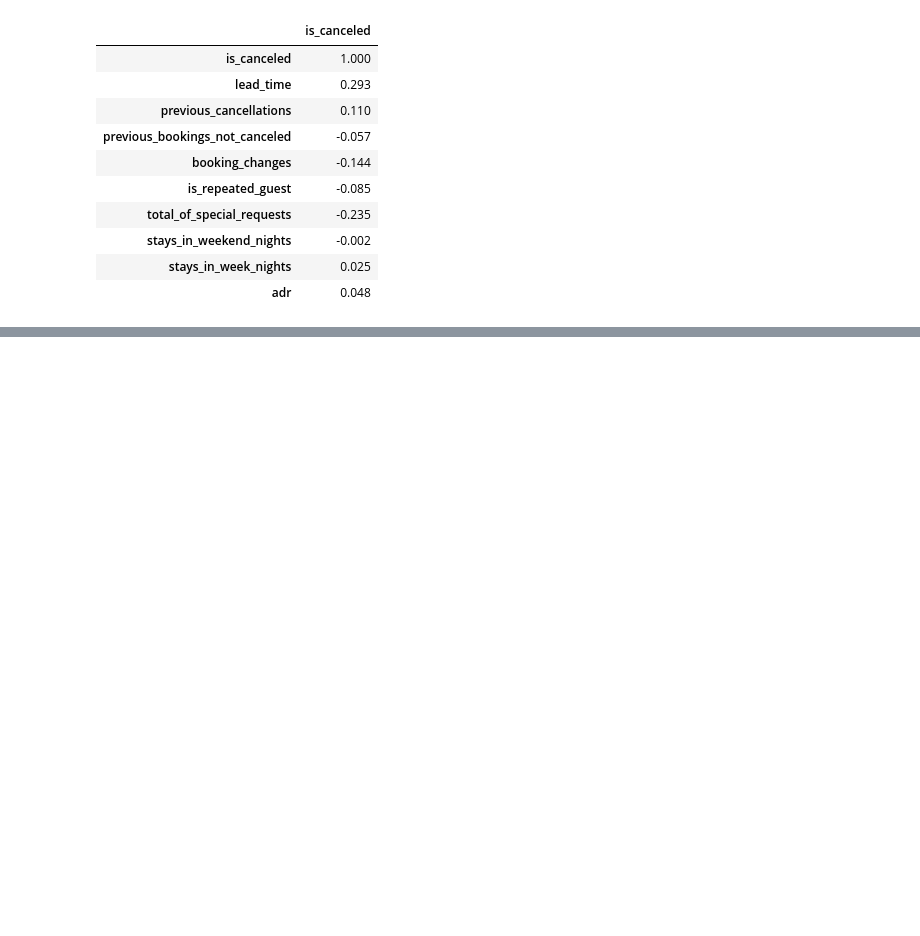
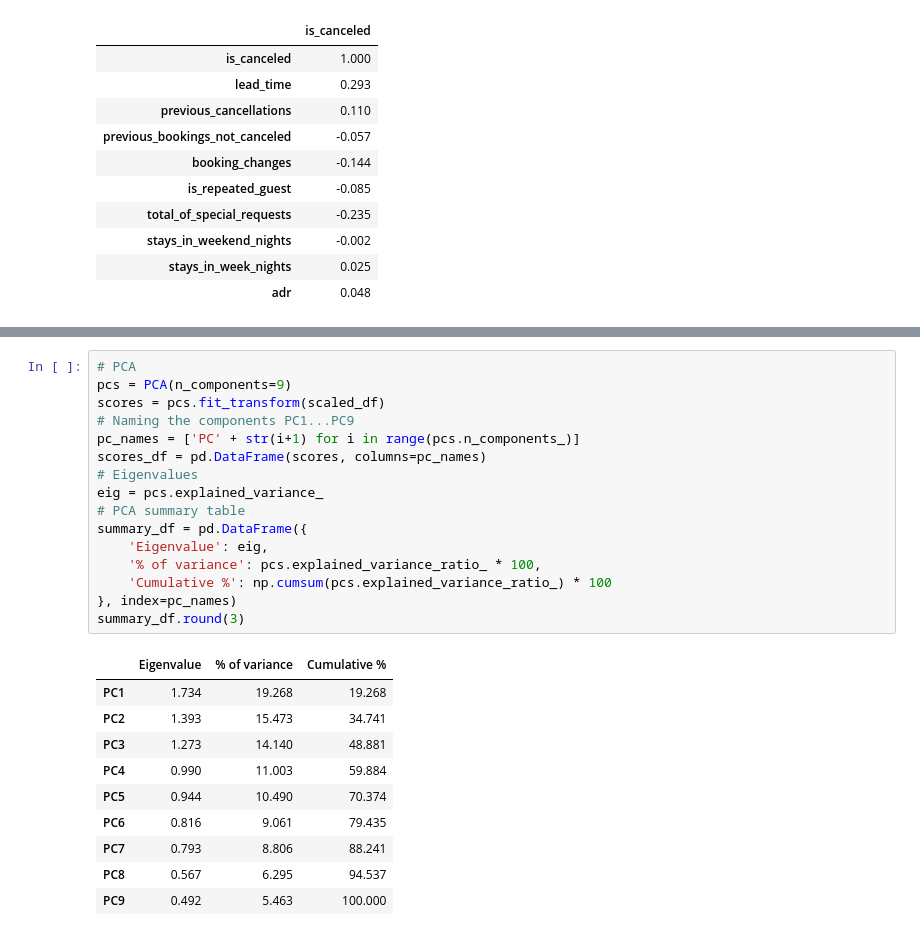
Before and after one commit to sylle321/Hotel_booking, a Jupyter notebook: Descriptive_question.ipynb, the cells around one changed output, grey strips where cells are left out. Drawn from its saved outputs; the diff is of its cells as text; blank space fills up the shorter version.

```diff
--- a/Descriptive_question.ipynb
+++ b/Descriptive_question.ipynb
@@ -315,0 +243,27 @@ Confusion Matrix:
+# %%
+# PCA
+pcs = PCA(n_components=9)
+scores = pcs.fit_transform(scaled_df)
+# Naming the components PC1...PC9
+pc_names = ['PC' + str(i+1) for i in range(pcs.n_components_)]
+scores_df = pd.DataFrame(scores, columns=pc_names)
+# Eigenvalues
+eig = pcs.explained_variance_
+# PCA summary table
+summary_df = pd.DataFrame({
+    'Eigenvalue': eig,
+    '% of variance': pcs.explained_variance_ratio_ * 100,
+    'Cumulative %': np.cumsum(pcs.explained_variance_ratio_) * 100
+}, index=pc_names)
+summary_df.round(3)
+# %% [output]
+|  | Eigenvalue | % of variance | Cumulative % |
+| PC1 | 1.734 | 19.268 | 19.268 |
+| PC2 | 1.393 | 15.473 | 34.741 |
+| PC3 | 1.273 | 14.140 | 48.881 |
+| PC4 | 0.990 | 11.003 | 59.884 |
+| PC5 | 0.944 | 10.490 | 70.374 |
+| PC6 | 0.816 | 9.061 | 79.435 |
+| PC7 | 0.793 | 8.806 | 88.241 |
+| PC8 | 0.567 | 6.295 | 94.537 |
+| PC9 | 0.492 | 5.463 | 100.000 |
```
Also changed, not shown: parts of 5 cells of this notebook.
